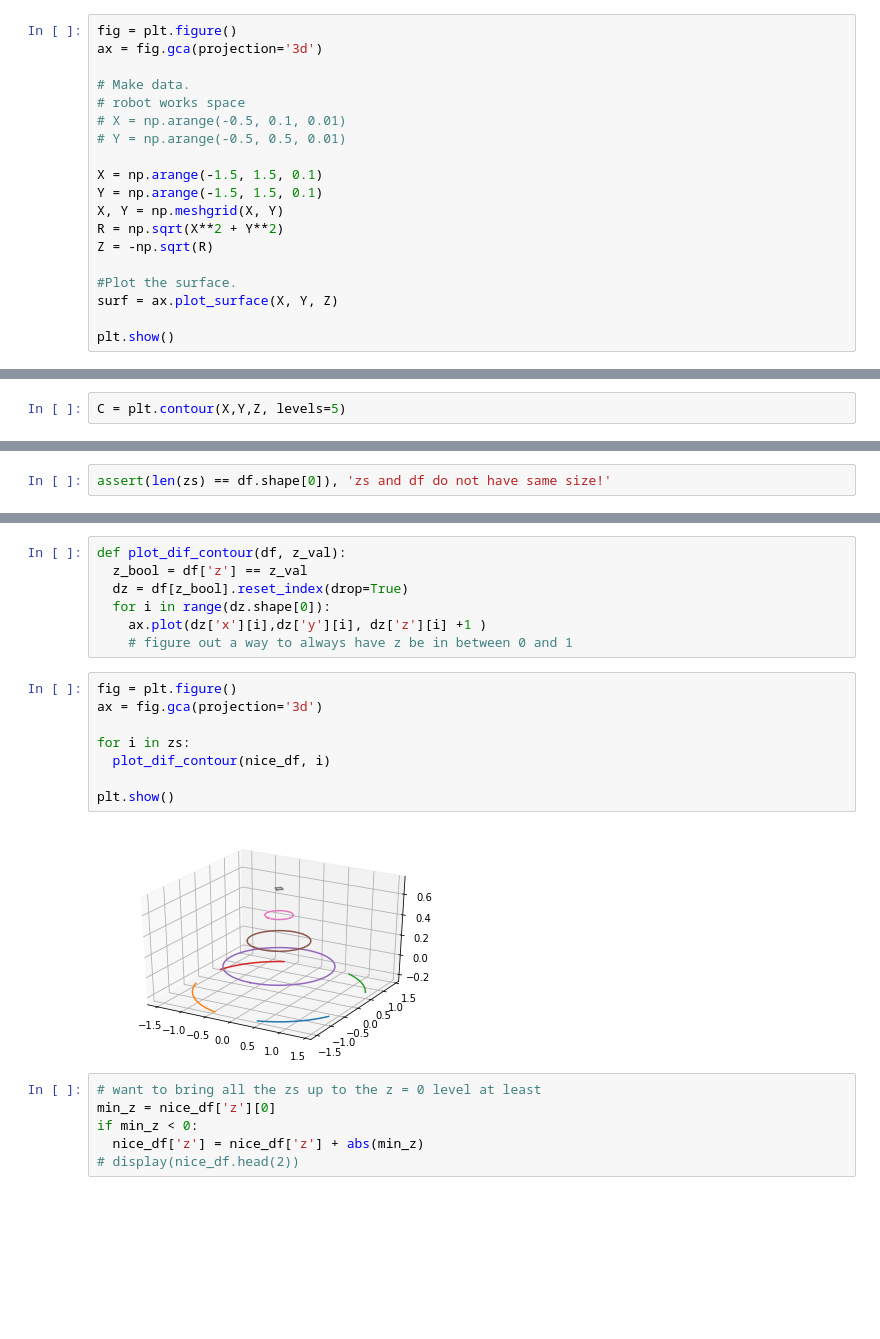
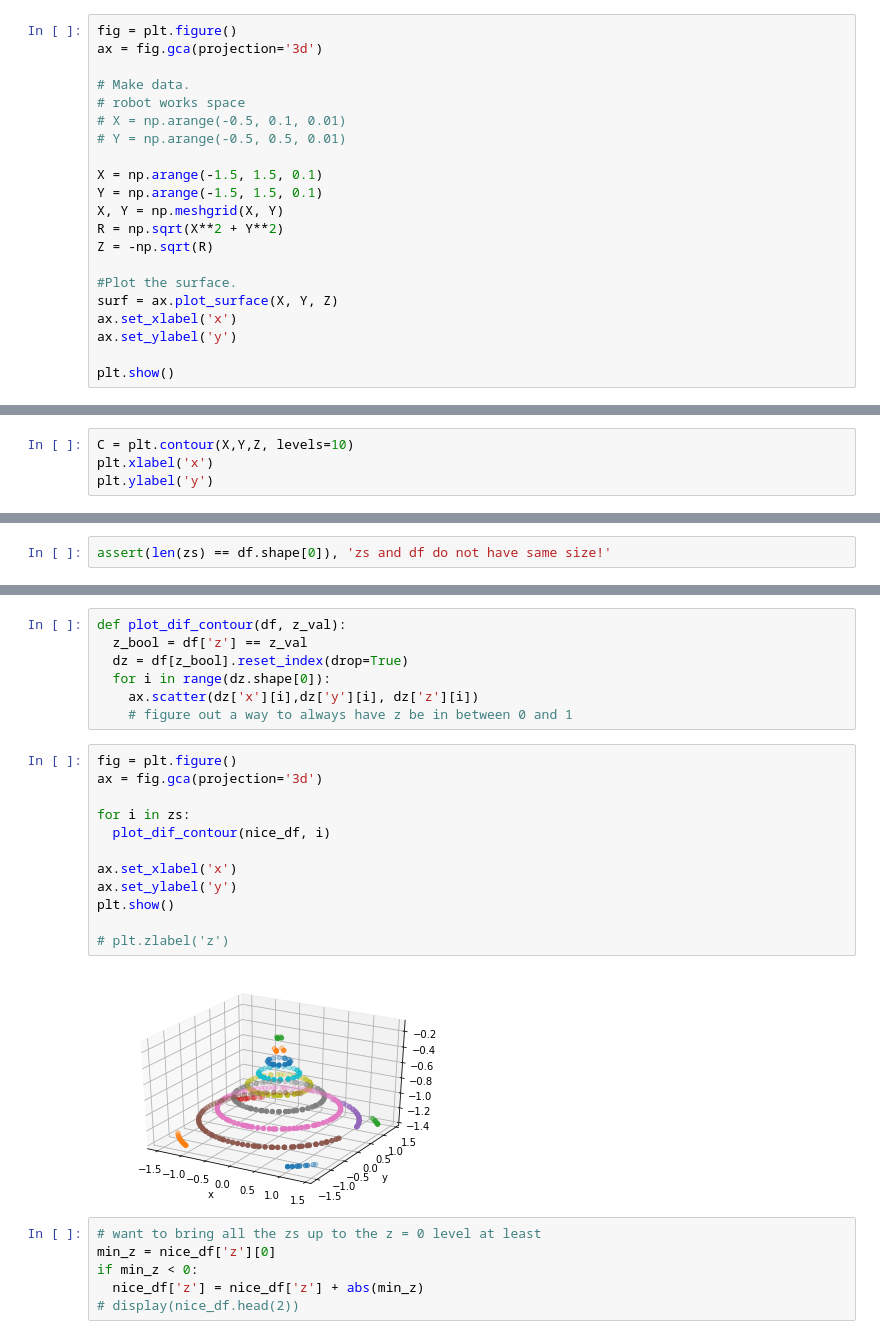
Before and after one commit to juliet29/es159_final, a Jupyter notebook: extractPaths_orig.ipynb, the cells around one changed output, grey strips where cells are left out. Saved outputs shown, nothing was run; the diff lists cells and outputs as text; blank space fills up the shorter version.

```diff
--- a/extractPaths_orig.ipynb
+++ b/extractPaths_orig.ipynb
@@ -24,6 +24,8 @@ Z = -np.sqrt(R)
 
 #Plot the surface.
 surf = ax.plot_surface(X, Y, Z)
+ax.set_xlabel('x')
+ax.set_ylabel('y')
 
 plt.show()
 # %% [output]
@@ -31,3 +33,5 @@ plt.show()
 # %%
-C = plt.contour(X,Y,Z, levels=5)
+C = plt.contour(X,Y,Z, levels=10)
+plt.xlabel('x')
+plt.ylabel('y')
 # %% [output]
@@ -76,18 +81,22 @@ def plot_dif_contour(df, z_val):
   z_bool = df['z'] == z_val
   dz = df[z_bool].reset_index(drop=True)
   for i in range(dz.shape[0]):
-    ax.plot(dz['x'][i],dz['y'][i], dz['z'][i] +1 )
+    ax.scatter(dz['x'][i],dz['y'][i], dz['z'][i])
     # figure out a way to always have z be in between 0 and 1
 # %%
 fig = plt.figure()
 ax = fig.gca(projection='3d')
 
 for i in zs:
   plot_dif_contour(nice_df, i)
 
+ax.set_xlabel('x')
+ax.set_ylabel('y')
 plt.show()
+
+# plt.zlabel('z')
 # %% [output]
-[figure, old version]
+[figure, new version]
 # %%
 # want to bring all the zs up to the z = 0 level at least
 min_z = nice_df['z'][0]
```
Also changed, not shown: parts of 14 cells of this notebook.
